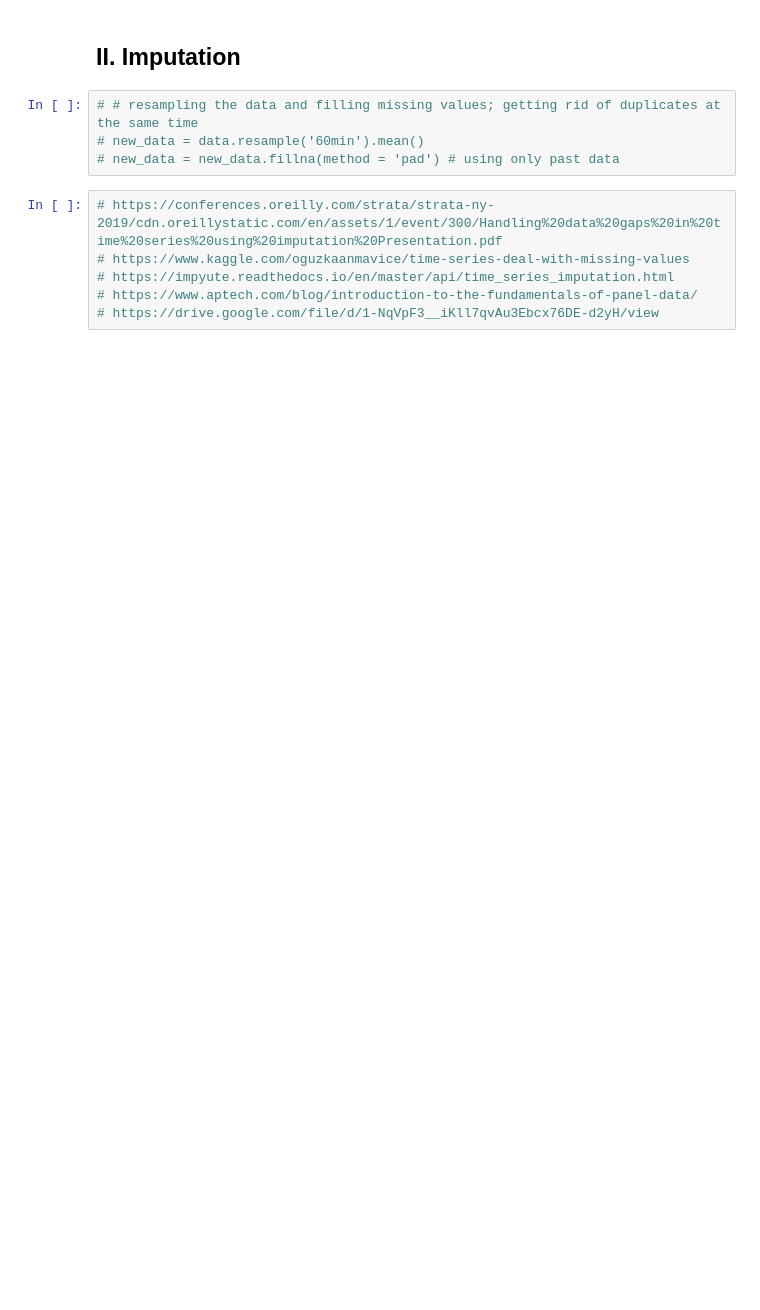
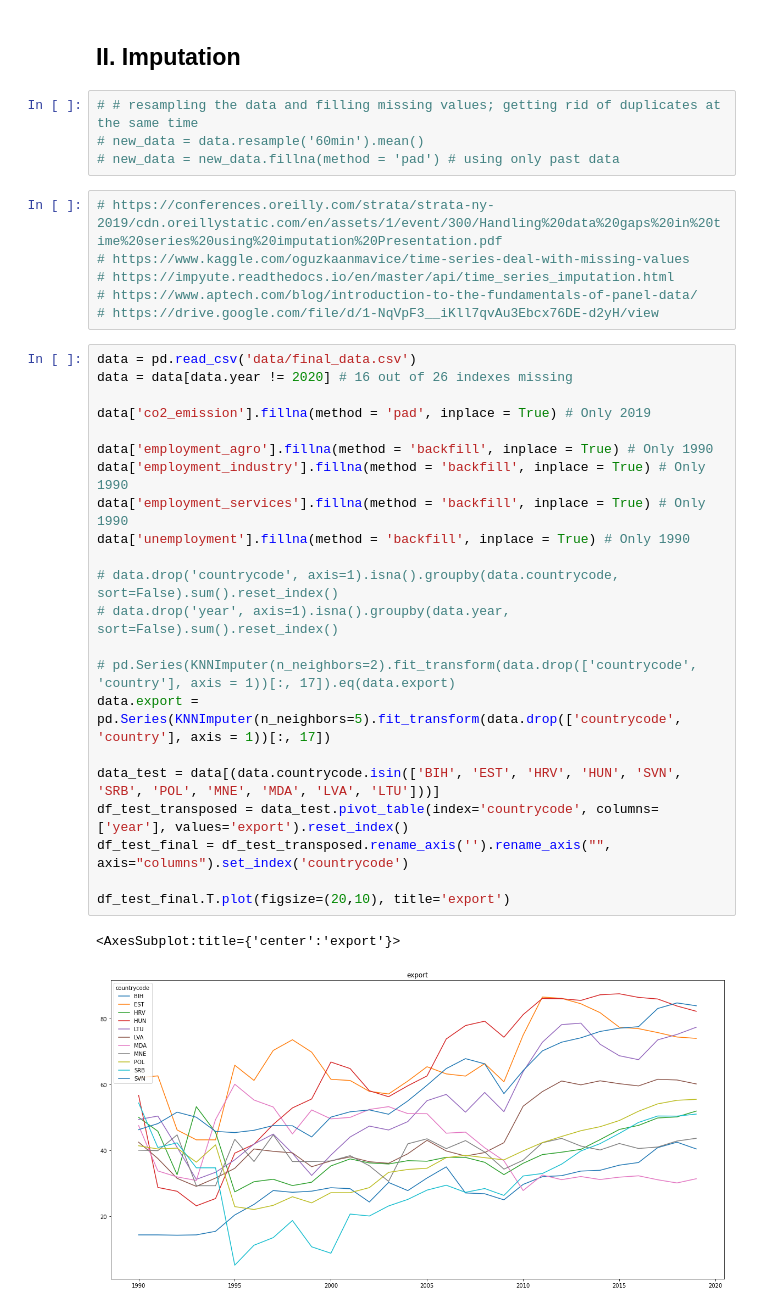
Before and after one commit to amakarewicz/BEngThesis, a Jupyter notebook: EDA_2.ipynb, the cells around one changed output. Drawn from its saved outputs; the diff is of its cells as text; blank space fills up the shorter version.

```diff
--- a/EDA_2.ipynb
+++ b/EDA_2.ipynb
@@ -37,3 +29,28 @@ data.head()
 # https://impyute.readthedocs.io/en/master/api/time_series_imputation.html
 # https://www.aptech.com/blog/introduction-to-the-fundamentals-of-panel-data/
 # https://drive.google.com/file/d/1-NqVpF3__iKll7qvAu3Ebcx76DE-d2yH/view
+# %%
+data = pd.read_csv('data/final_data.csv')
+data = data[data.year != 2020] # 16 out of 26 indexes missing
+
+data['co2_emission'].fillna(method = 'pad', inplace = True) # Only 2019
+
+data['employment_agro'].fillna(method = 'backfill', inplace = True) # Only 1990
+data['employment_industry'].fillna(method = 'backfill', inplace = True) # Only 1990
+data['employment_services'].fillna(method = 'backfill', inplace = True) # Only 1990
+data['unemployment'].fillna(method = 'backfill', inplace = True) # Only 1990
+
+# data.drop('countrycode', axis=1).isna().groupby(data.countrycode, sort=False).sum().reset_index()
+# data.drop('year', axis=1).isna().groupby(data.year, sort=False).sum().reset_index()
+
+# pd.Series(KNNImputer(n_neighbors=2).fit_transform(data.drop(['countrycode', 'country'], axis = 1))[:, 17]).eq(data.export)
+data.export = pd.Series(KNNImputer(n_neighbors=5).fit_transform(data.drop(['countrycode', 'country'], axis = 1))[:, 17])
+
+data_test = data[(data.countrycode.isin(['BIH', 'EST', 'HRV', 'HUN', 'SVN', 'SRB', 'POL', 'MNE', 'MDA', 'LVA', 'LTU']))]
+df_test_transposed = data_test.pivot_table(index='countrycode', columns=['year'], values='export').reset_index()
+df_test_final = df_test_transposed.rename_axis('').rename_axis("", axis="columns").set_index('countrycode')
+
+df_test_final.T.plot(figsize=(20,10), title='export')
+# %% [output]
+<AxesSubplot:title={'center':'export'}>
+[figure, added]
```
Also changed, not shown: parts of 2 cells of this notebook.
